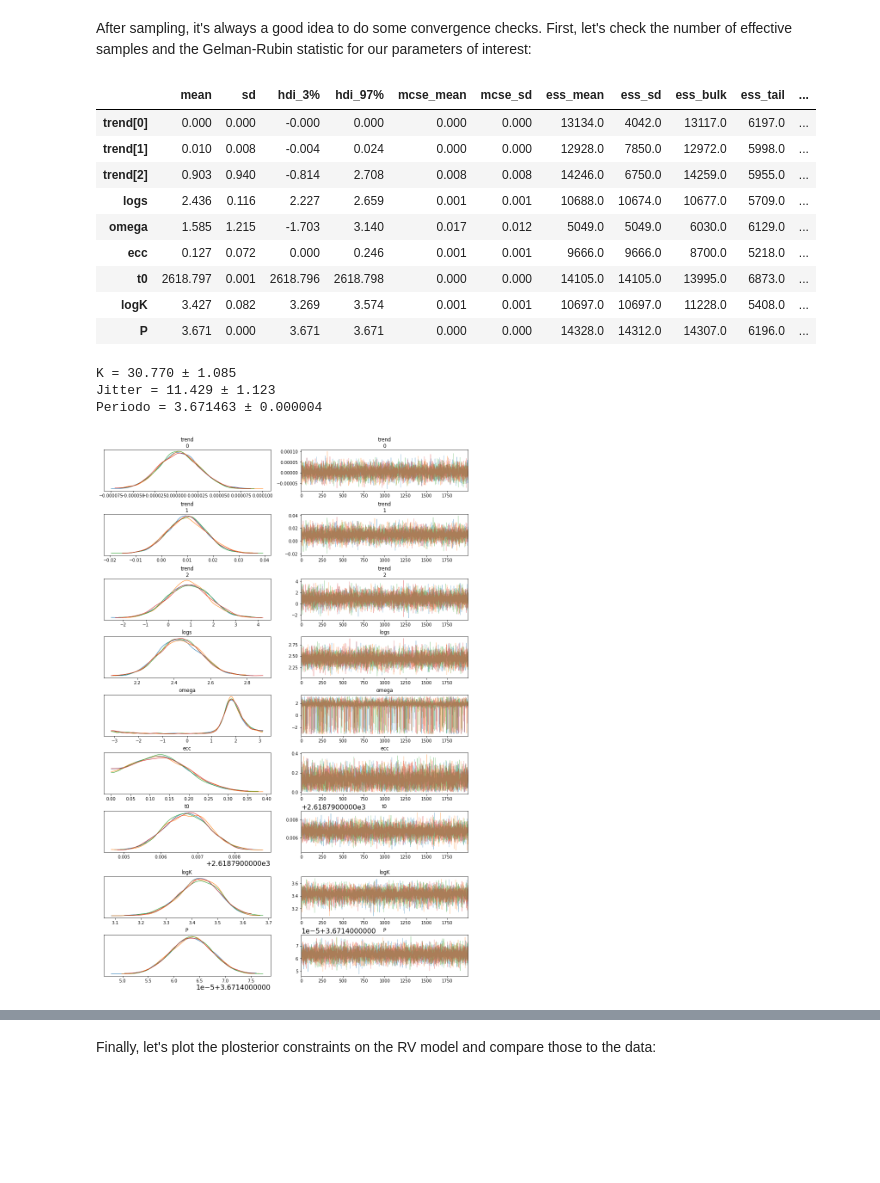
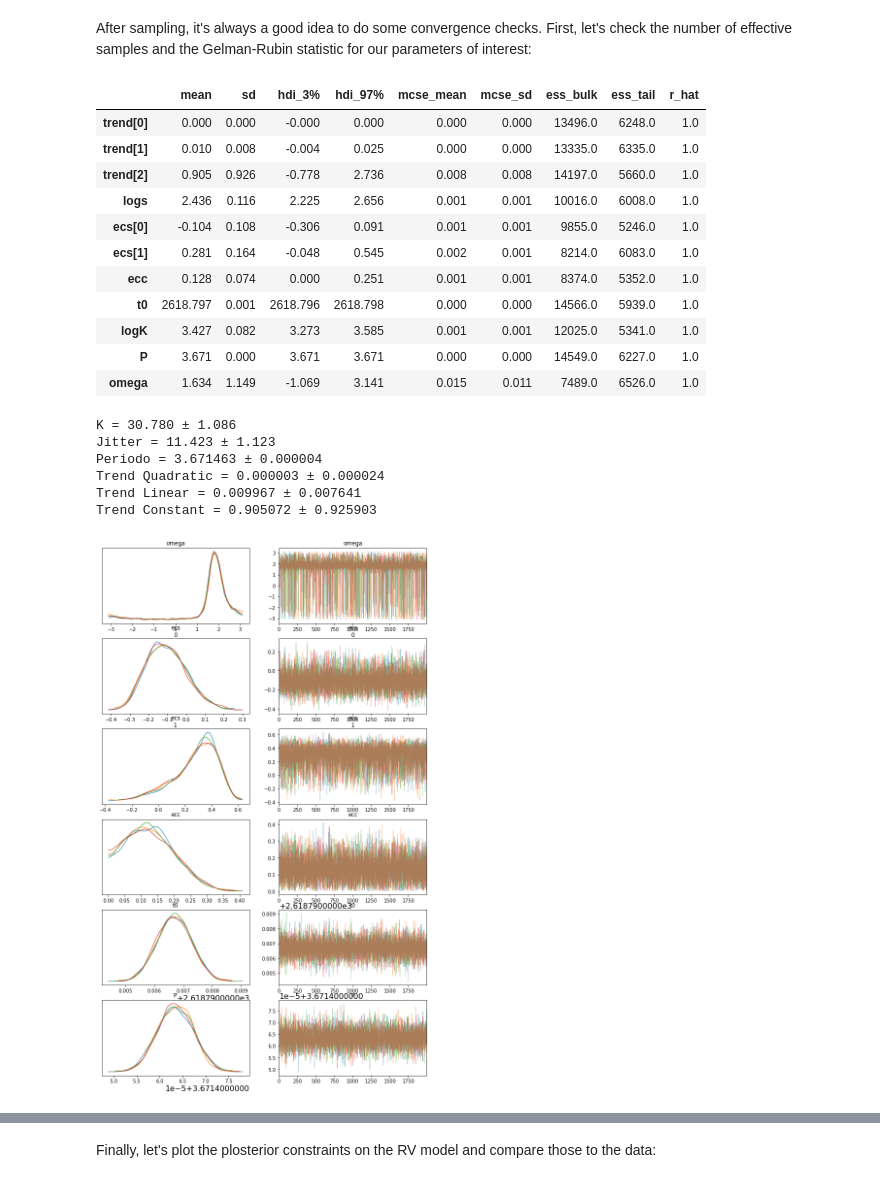
Before and after one commit to juanserrano90/tess_sophie_paper, a Jupyter notebook: rv_1199.ipynb, the cells around one changed output, grey strips where cells are left out. Saved outputs shown, nothing was run; the diff lists cells and outputs as text; code cells hidden in the pictures; blank space fills up the shorter version.

```diff
--- a/rv_1199.ipynb
+++ b/rv_1199.ipynb
@@ -37,6 +37,19 @@ period = 3.6714634
 period_err = 0.000004
 t0 = 2459618.796703-2457000.0
 t0_err = 0.0006
+
+#Stellar parameters from Sousa using SOPHIE spectra, hay 4 valores distintos de logg, aca agarré el primero
+m_star = 1.45
+m_star_err = 0.05
+logg_star = 4.154
+
+from astropy import constants as const
+from astropy import units as u
+# calculate stellar radius from mass and surface gravity
+g_star = (10**(logg_star) * u.cm / u.s**2).si
+r_star = (np.sqrt(const.G.value*const.M_sun.value/g_star.value)*u.m).to(u.R_sun).value
+print(r_star)
+
 K = xo.estimate_semi_amplitude(period, x, y, yerr, t0s=t0)
 print(K, "m/s")
 # %% [output]
@@ -69,25 +75,33 @@ with pm.Model() as model:
     logK = pm.Normal("logK", mu=np.log(K.item()), sd=2.0)
 
     # Eccentricity & argument of periasteron
-    # For non-zero eccentricity, it can sometimes be better to use
-    # sqrt(e)*sin(omega) and sqrt(e)*cos(omega) as your parameters:
+    # sqrt(e)*sin(omega) and sqrt(e)*cos(omega)
     ecs = pmx.UnitDisk("ecs", testval=0.01 * np.ones(2), shape=2)
     ecc = pm.Deterministic("ecc", tt.sum(ecs**2, axis=0))
     omega = pm.Deterministic("omega", tt.arctan2(ecs[1], ecs[0]))
-    # The mixture distribution fit by Van Eylen et al. (2019) to a
-    # population of well-characterized small transiting planets observed by Kepler.
-    #xo.eccentricity.vaneylen19("ecc_prior", fixed=True, observed=ecc)
+    # The beta eccentricity distribution fit by Kipping (2013)
+    #xo.eccentricity.kipping13("ecc_prior", fixed=True, observed=ecc)
+
+    # # At low eccentricity, omega and the phase of periastron (phi) are
+    # # correlated so it can be best to fit in (omega ± phi) / 2
+    # ecc = pm.Uniform("ecc", lower=0, upper=1)
+    # plus = pmx.Angle("plus")
+    # minus = pmx.Angle("minus")
+
+    # phi = pm.Deterministic("phi", plus + minus)
+    # omega = pm.Deterministic("omega", plus - minus)
 
     # Jitter & a quadratic RV trend
     logs = pm.Normal("logs", mu=np.log(np.median(yerr)), sd=5.0)
     trend = pm.Normal("trend", mu=0, sd=10.0 ** -np.arange(3)[::-1], shape=3)  # [2,1,0]
 
+    # # Time of periastron passage
+    # tperi = pm.Deterministic("tperi", P * phi / (2 * np.pi))
+
     # Then we define the orbit
-    # Note that the units of the computed attributes will all be in the standard units
-    # of this class (R_sun, M_sun, and days) except for rho_star which will be in g / cm^3.
-    # If no stellar parameters are given, the central body is assumed to be the sun.
     # at most two of m_star, r_star, and rho_star can be defined.
-    orbit = xo.orbits.KeplerianOrbit(period=P, t0=t0, ecc=ecc, omega=omega, m_star=0.99, r_star=1.53552)
+    # stellar parameters from fop, los que envió guillaume no tienen el radio, lo reemplazo por rho_star
+    orbit = xo.orbits.KeplerianOrbit(period=P, t0=t0, ecc=ecc, omega=omega, m_star=m_star, r_star=r_star) #t0 or t_periastron
 
     # And a function for computing the full RV model
     def get_rv_model(t, name=""):
@@ -206,18 +231,21 @@ First, let's check the number of effective samples and the Gelman-Rubin statisti
 import arviz as az
 
 #az.summary(trace)
-az.summary(trace, var_names=["trend", "logs", "omega", "ecc", "t0", "logK", "P"])
+az.summary(trace, var_names=['trend', 'logs', 'ecs', 'ecc', 't0', 'logK', 'P', 'omega'])
+#az.summary(trace, var_names=['trend', 'logs', 'minus', 'plus', 'phi', 'omega', 'ecc', 'tperi', 'logK', 'P'])
 # %% [output]
-|  | mean | sd | hdi_3% | hdi_97% | mcse_mean | mcse_sd | ess_mean | ess_sd | ess_bulk | ess_tail | ... |
-| trend[0] | 0.000 | 0.000 | -0.000 | 0.000 | 0.000 | 0.000 | 13134.0 | 4042.0 | 13117.0 | 6197.0 | ... |
-| trend[1] | 0.010 | 0.008 | -0.004 | 0.024 | 0.000 | 0.000 | 12928.0 | 7850.0 | 12972.0 | 5998.0 | ... |
-| trend[2] | 0.903 | 0.940 | -0.814 | 2.708 | 0.008 | 0.008 | 14246.0 | 6750.0 | 14259.0 | 5955.0 | ... |
-| logs | 2.436 | 0.116 | 2.227 | 2.659 | 0.001 | 0.001 | 10688.0 | 10674.0 | 10677.0 | 5709.0 | ... |
-| omega | 1.585 | 1.215 | -1.703 | 3.140 | 0.017 | 0.012 | 5049.0 | 5049.0 | 6030.0 | 6129.0 | ... |
-| ecc | 0.127 | 0.072 | 0.000 | 0.246 | 0.001 | 0.001 | 9666.0 | 9666.0 | 8700.0 | 5218.0 | ... |
-| t0 | 2618.797 | 0.001 | 2618.796 | 2618.798 | 0.000 | 0.000 | 14105.0 | 14105.0 | 13995.0 | 6873.0 | ... |
-| logK | 3.427 | 0.082 | 3.269 | 3.574 | 0.001 | 0.001 | 10697.0 | 10697.0 | 11228.0 | 5408.0 | ... |
-| P | 3.671 | 0.000 | 3.671 | 3.671 | 0.000 | 0.000 | 14328.0 | 14312.0 | 14307.0 | 6196.0 | ... |
+|  | mean | sd | hdi_3% | hdi_97% | mcse_mean | mcse_sd | ess_bulk | ess_tail | r_hat |
+| trend[0] | 0.000 | 0.000 | -0.000 | 0.000 | 0.000 | 0.000 | 13496.0 | 6248.0 | 1.0 |
+| trend[1] | 0.010 | 0.008 | -0.004 | 0.025 | 0.000 | 0.000 | 13335.0 | 6335.0 | 1.0 |
+| trend[2] | 0.905 | 0.926 | -0.778 | 2.736 | 0.008 | 0.008 | 14197.0 | 5660.0 | 1.0 |
+| logs | 2.436 | 0.116 | 2.225 | 2.656 | 0.001 | 0.001 | 10016.0 | 6008.0 | 1.0 |
+| ecs[0] | -0.104 | 0.108 | -0.306 | 0.091 | 0.001 | 0.001 | 9855.0 | 5246.0 | 1.0 |
+| ecs[1] | 0.281 | 0.164 | -0.048 | 0.545 | 0.002 | 0.001 | 8214.0 | 6083.0 | 1.0 |
+| ecc | 0.128 | 0.074 | 0.000 | 0.251 | 0.001 | 0.001 | 8374.0 | 5352.0 | 1.0 |
+| t0 | 2618.797 | 0.001 | 2618.796 | 2618.798 | 0.000 | 0.000 | 14566.0 | 5939.0 | 1.0 |
+| logK | 3.427 | 0.082 | 3.273 | 3.585 | 0.001 | 0.001 | 12025.0 | 5341.0 | 1.0 |
+| P | 3.671 | 0.000 | 3.671 | 3.671 | 0.000 | 0.000 | 14549.0 | 6227.0 | 1.0 |
+| omega | 1.634 | 1.149 | -1.069 | 3.141 | 0.015 | 0.011 | 7489.0 | 6526.0 | 1.0 |
 # %%
 K = np.exp(trace.posterior['logK'].mean().item())
 K_sigma = np.exp(trace.posterior['logK'].std().item())
@@ -228,19 +256,26 @@ periodo_sigma = trace.posterior['P'].std().item()
 print("K = {K:.3f} \u00B1 {K_sigma:.3f}".format(K=K, K_sigma=K_sigma))
 print("Jitter = {J:.3f} \u00B1 {J_s:.3f}".format(J=jitter, J_s=jitter_sigma))
 print("Periodo = {p:.6f} \u00B1 {p_s:.6f}".format(p=periodo, p_s=periodo_sigma))
+print("Trend Quadratic = {trend0:.6f} \u00B1 {trend0_s:.6f}".format(trend0=trace.posterior.trend[:,:,0].mean().item(), trend0_s=trace.posterior.trend[:,:,0].std().item()))
+print("Trend Linear = {trend1:.6f} \u00B1 {trend1_s:.6f}".format(trend1=trace.posterior.trend[:,:,1].mean().item(), trend1_s=trace.posterior.trend[:,:,1].std().item()))
+print("Trend Constant = {trend2:.6f} \u00B1 {trend2_s:.6f}".format(trend2=trace.posterior.trend[:,:,2].mean().item(), trend2_s=trace.posterior.trend[:,:,2].std().item()))
 # %% [output]
-K = 30.770 ± 1.085
-Jitter = 11.429 ± 1.123
+K = 30.780 ± 1.086
+Jitter = 11.423 ± 1.123
 Periodo = 3.671463 ± 0.000004
+Trend Quadratic = 0.000003 ± 0.000024
+Trend Linear = 0.009967 ± 0.007641
+Trend Constant = 0.905072 ± 0.925903
 # %%
 from arviz.utils import Numba
 Numba.disable_numba()
 Numba.numba_flag
 
-_ = az.plot_trace(trace, var_names=["trend", "logs", "omega", "ecc", "t0", "logK", "P"], compact=False)
+_ = az.plot_trace(trace, var_names=['omega', 'ecs', 'ecc', 't0', 'P'], compact=False, figsize=(12,20))
+#_ = az.plot_trace(trace, var_names=['plus', 'minus', 'omega', 'ecc', 'tperi', 'P'], compact=False, figsize=(12,20))
 #plt.savefig('trace_rv_1199.png',dpi=200,bbox_inches='tight')
 # %% [output]
-[figure, old version]
+[figure, new version]
 # %%
 import corner
 
```
Also changed, not shown: parts of 8 cells of this notebook, 6 other files.
